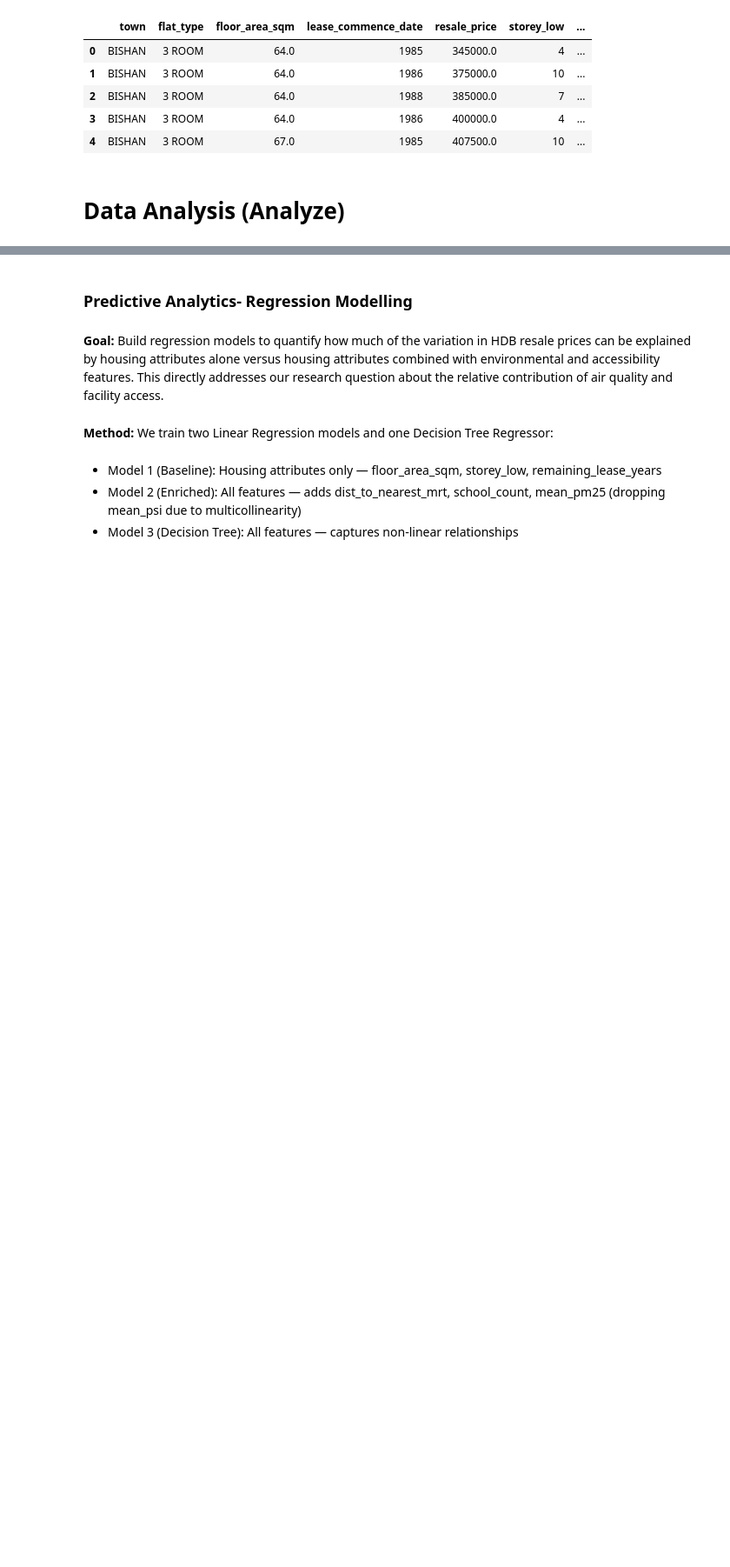
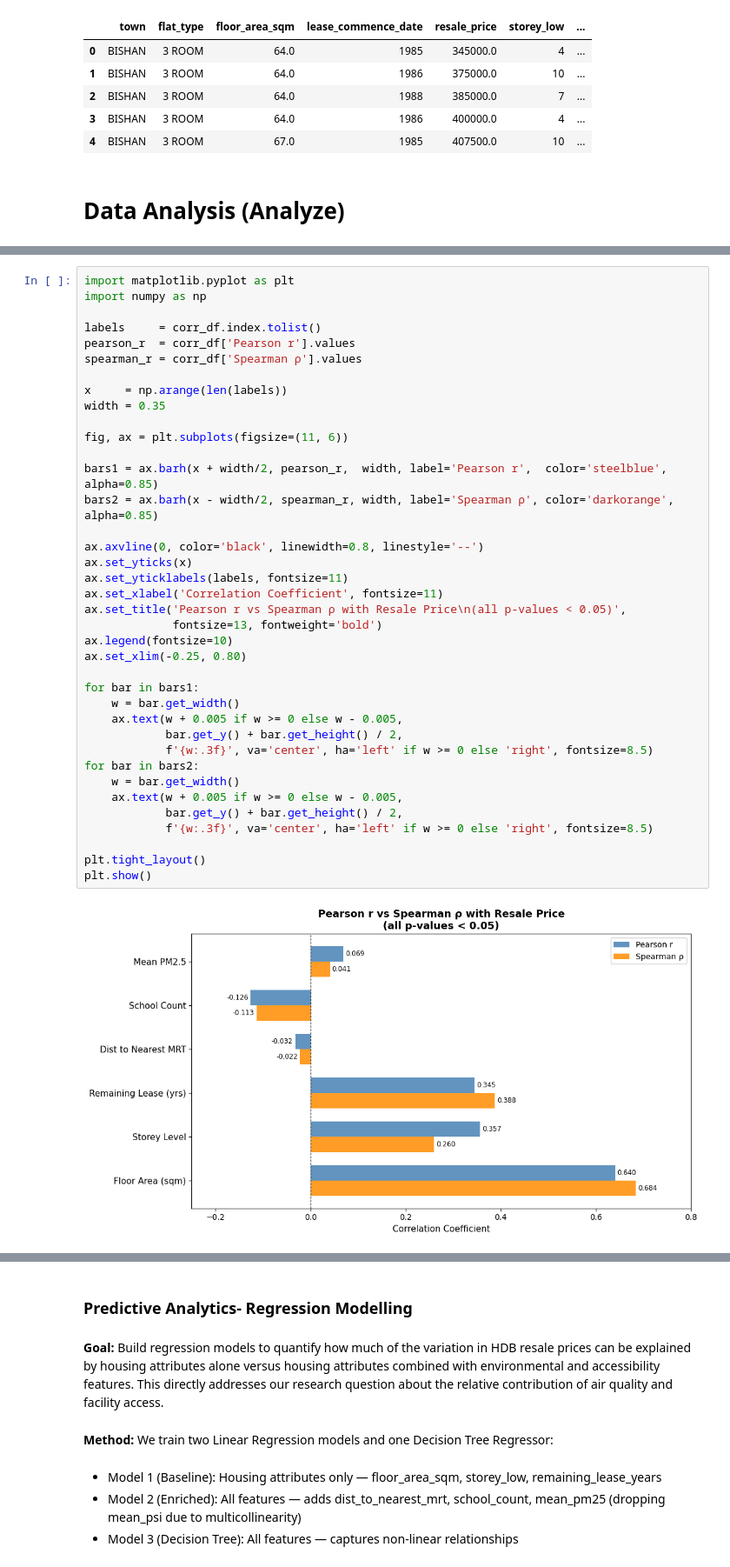
Before and after one commit to ngzhiwei517/HDB-Resale-Price-Analysis-project, a Jupyter notebook: SC3021_Group_4.ipynb, the cells around one changed output, grey strips where cells are left out. Shown at 87% size. Saved outputs shown, nothing was run; the diff lists cells and outputs as text; blank space fills up the shorter version.

```diff
--- a/SC3021_Group_4.ipynb
+++ b/SC3021_Group_4.ipynb
@@ -2432,0 +2736,40 @@ dtype: object
+# %%
+import matplotlib.pyplot as plt
+import numpy as np
+
+labels     = corr_df.index.tolist()
+pearson_r  = corr_df['Pearson r'].values
+spearman_r = corr_df['Spearman ρ'].values
+
+x     = np.arange(len(labels))
+width = 0.35
+
+fig, ax = plt.subplots(figsize=(11, 6))
+
+bars1 = ax.barh(x + width/2, pearson_r,  width, label='Pearson r',  color='steelblue',  alpha=0.85)
+bars2 = ax.barh(x - width/2, spearman_r, width, label='Spearman ρ', color='darkorange', alpha=0.85)
+
+ax.axvline(0, color='black', linewidth=0.8, linestyle='--')
+ax.set_yticks(x)
+ax.set_yticklabels(labels, fontsize=11)
+ax.set_xlabel('Correlation Coefficient', fontsize=11)
+ax.set_title('Pearson r vs Spearman ρ with Resale Price\n(all p-values < 0.05)',
+             fontsize=13, fontweight='bold')
+ax.legend(fontsize=10)
+ax.set_xlim(-0.25, 0.80)
+
+for bar in bars1:
+    w = bar.get_width()
+    ax.text(w + 0.005 if w >= 0 else w - 0.005,
+            bar.get_y() + bar.get_height() / 2,
+            f'{w:.3f}', va='center', ha='left' if w >= 0 else 'right', fontsize=8.5)
+for bar in bars2:
+    w = bar.get_width()
+    ax.text(w + 0.005 if w >= 0 else w - 0.005,
+            bar.get_y() + bar.get_height() / 2,
+            f'{w:.3f}', va='center', ha='left' if w >= 0 else 'right', fontsize=8.5)
+
+plt.tight_layout()
+plt.show()
+# %% [output]
+[figure, added]
```
Also changed, not shown: parts of 106 cells of this notebook.
